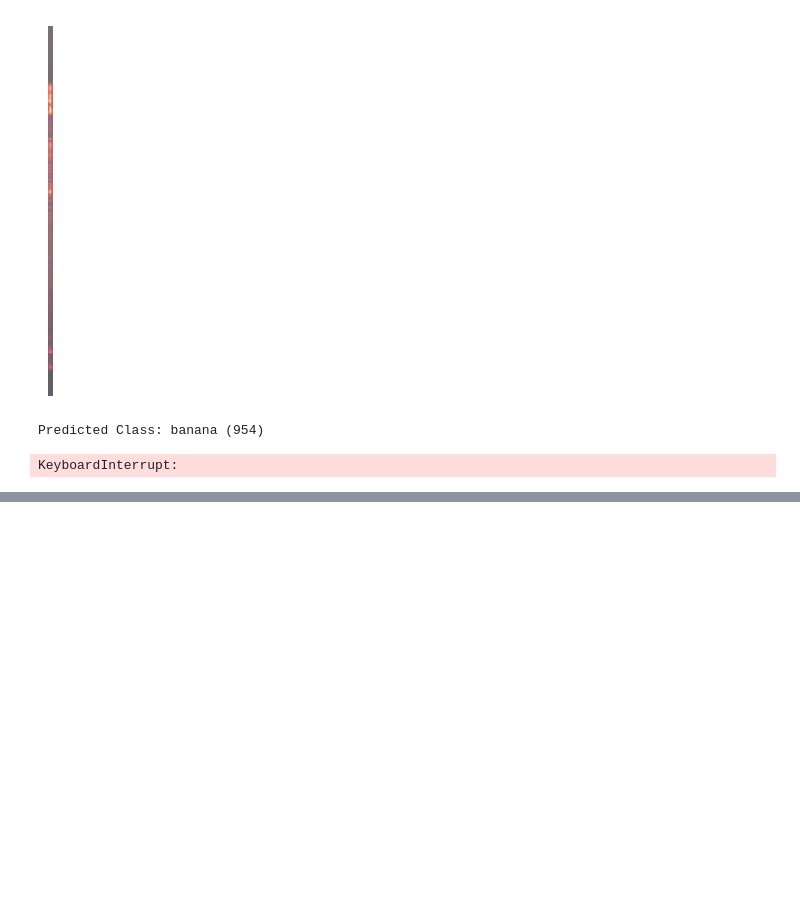
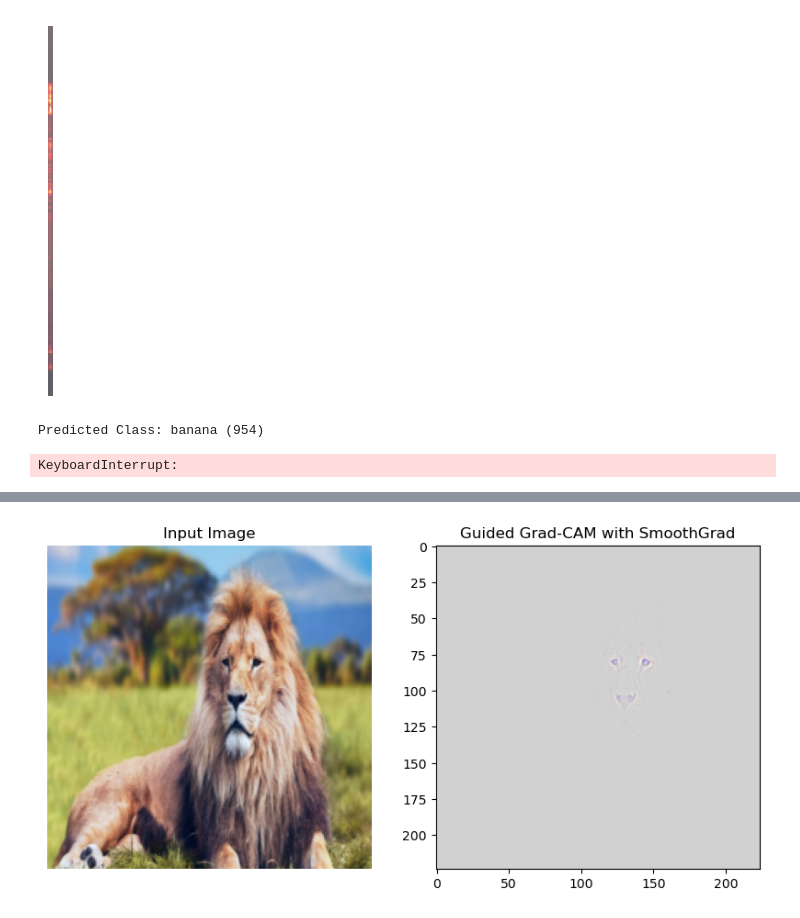
Before and after one commit to moshafieeha/Deep-Learning-Mini-Projects, a Jupyter notebook: Interpretability in an Image Data/Interpretability in an Image Data.ipynb, the cells around one changed output, grey strips where cells are left out. Saved outputs shown, nothing was run; the diff lists cells and outputs as text; code cells hidden in the pictures; blank space fills up the shorter version.

Commit message:
Add Smoothgrad + Guided-backpropagation + Grad-CAM

```diff
--- a/Interpretability in an Image Data/Interpretability in an Image Data.ipynb
+++ b/Interpretability in an Image Data/Interpretability in an Image Data.ipynb
@@ -356,0 +461,79 @@ KeyboardInterrupt:
+# %%
+def guided_grad_cam_with_smoothgrad(grad_cam_heatmap, guided_backprop_grads):
+    guided_backprop_grads = guided_backprop_grads.squeeze().numpy()
+    heatmap_resized = np.array(Image.fromarray(grad_cam_heatmap.squeeze()).resize(
+        guided_backprop_grads.shape[1:], Image.BILINEAR))
+    heatmap_expanded = np.expand_dims(heatmap_resized, axis=0)
+    cam_gb = np.multiply(guided_backprop_grads, heatmap_expanded)
+    cam_gb -= cam_gb.min()
+    cam_gb /= cam_gb.max()
+    return cam_gb
+
+# display images
+def display_grad_cam(image_tensor, cam_gb):
+    # Assuming cam_gb is already in the correct format or handled similarly if needed
+    cam_gb = np.transpose(cam_gb, (1, 2, 0))  # Adjust if cam_gb also has a batch dimension or channel-first format
+
+    plt.figure(figsize=(10, 5))
+    plt.subplot(1, 2, 1)
+    plt.title("Input Image")
+    display_image(image_tensor)  # Now handles the transposition and batch dimension
+
+    plt.subplot(1, 2, 2)
+    plt.title("Guided Grad-CAM with SmoothGrad")
+    plt.imshow(cam_gb, cmap="jet", alpha=0.5)  # Displaying the CAM
+    plt.show()
+
+def display_image(image_tensor):
+    # Convert tensor to numpy array if it's not already
+    if not isinstance(image_tensor, np.ndarray):
+        image = image_tensor.detach().numpy()  # Assuming PyTorch tensor
+    else:
+        image = image_tensor
+
+    # Remove batch dimension and transpose to (height, width, channels)
+    if image.shape[0] == 1:
+        image = image.squeeze(0)  # Remove batch dimension
+    if image.shape[0] == 3:
+        image = np.transpose(image, (1, 2, 0))  # Channel-first to channel-last
+
+    # Normalize and clip image data if necessary (assuming values might be in any range)
+    image = (image - image.min()) / (image.max() - image.min())  # Normalize to [0, 1] for display
+    plt.imshow(image)
+    plt.axis('off')  # Hide axes for better visualization
+
+# Load an image
+image_path = './images/lion.jpg'
+input_image = preprocess_image(image_path)
+
+# Initialize and perform predictions and explanations
+model_vgg16_grad_cam = VGG16GradCAM(model)
+model_guided_bp_smooth_grad = VGG16GuidedBackpropSmoothGrad(model)
+
+# Predict class
+prediction = predict_image(model, input_image)
+print(f'Predicted Class: {idx2label[prediction]}')
+
+# Grad-CAM
+activations = model_vgg16_grad_cam.get_activations(input_image)
+output = model_vgg16_grad_cam(input_image)
+output[0, prediction].backward()
+gradients = model_vgg16_grad_cam.get_activations_gradient()
+pooled_gradients = torch.mean(gradients, dim=[0, 2, 3])
+
+for i in range(activations.shape[1]):
+    activations[:, i, :, :] *= pooled_gradients[i]
+
+heatmap = torch.mean(activations, dim=1).squeeze().detach().numpy()
+heatmap = np.maximum(heatmap, 0)
+heatmap /= np.max(heatmap)
+
+# Guided Backpropagation with SmoothGrad
+smooth_grads = model_guided_bp_smooth_grad.generate_smooth_grad(input_image, prediction)
+
+# Combining both techniques
+guided_grad_cam_result = guided_grad_cam_with_smoothgrad(heatmap, smooth_grads)
+
+# Display results
+display_grad_cam(input_image, guided_grad_cam_result)
+# %% [output]
@@ -356,0 +541 @@ KeyboardInterrupt:
+[figure, added]
```
Also changed, not shown: parts of 7 cells of this notebook.
